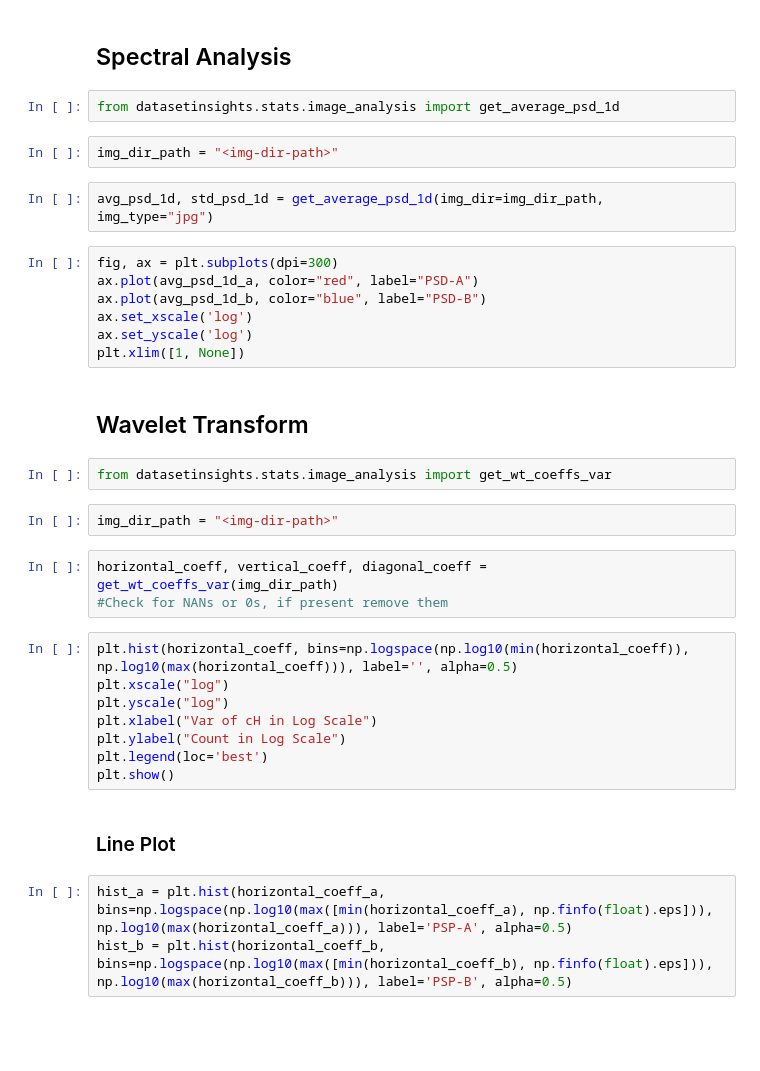
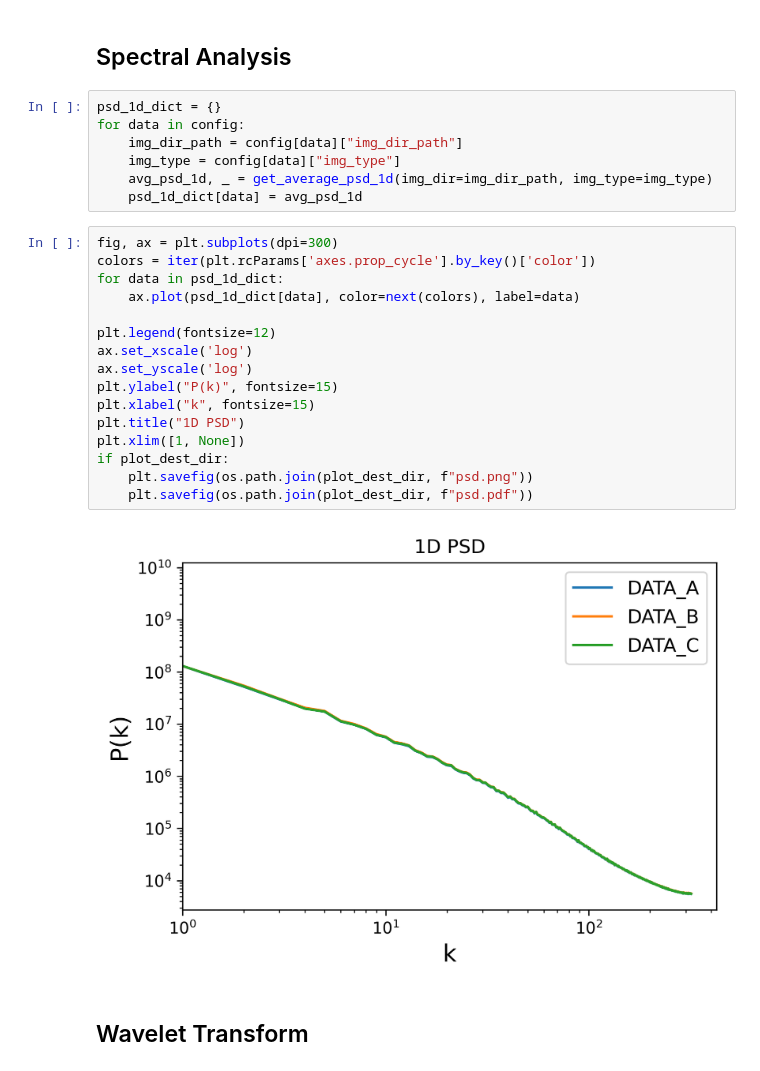
Before and after one commit to Unity-Technologies/datasetinsights, a Jupyter notebook: notebooks/Image_Analysis.ipynb, the cells around one changed output. Saved outputs shown, nothing was run; the diff lists cells and outputs as text; blank space fills up the shorter version.

```diff
--- a/notebooks/Image_Analysis.ipynb
+++ b/notebooks/Image_Analysis.ipynb
@@ -146,37 +124,29 @@ plt.show()
 # %% [markdown]
 ## Spectral Analysis
-# %%
-from datasetinsights.stats.image_analysis import get_average_psd_1d
-# %%
-img_dir_path = "<img-dir-path>"
-# %%
-avg_psd_1d, std_psd_1d = get_average_psd_1d(img_dir=img_dir_path, img_type="jpg")
-# %%
-fig, ax = plt.subplots(dpi=300)
-ax.plot(avg_psd_1d_a, color="red", label="PSD-A")
-ax.plot(avg_psd_1d_b, color="blue", label="PSD-B")
-ax.set_xscale('log')
-ax.set_yscale('log')
-plt.xlim([1, None])
+# %%
+psd_1d_dict = {}
+for data in config:
+    img_dir_path = config[data]["img_dir_path"]
+    img_type = config[data]["img_type"]
+    avg_psd_1d, _ = get_average_psd_1d(img_dir=img_dir_path, img_type=img_type)
+    psd_1d_dict[data] = avg_psd_1d
+# %%
+fig, ax = plt.subplots(dpi=300)
+colors = iter(plt.rcParams['axes.prop_cycle'].by_key()['color'])
+for data in psd_1d_dict:
+    ax.plot(psd_1d_dict[data], color=next(colors), label=data)
+
+plt.legend(fontsize=12)
+ax.set_xscale('log')
+ax.set_yscale('log')
+plt.ylabel("P(k)", fontsize=15)
+plt.xlabel("k", fontsize=15)
+plt.title("1D PSD")
+plt.xlim([1, None])
+if plot_dest_dir:
+    plt.savefig(os.path.join(plot_dest_dir, f"psd.png"))
+    plt.savefig(os.path.join(plot_dest_dir, f"psd.pdf"))
+# %% [output]
+[figure, added]
 # %% [markdown]
 ## Wavelet Transform
-# %%
-from datasetinsights.stats.image_analysis import get_wt_coeffs_var
-# %%
-img_dir_path = "<img-dir-path>"
-# %%
-horizontal_coeff, vertical_coeff, diagonal_coeff = get_wt_coeffs_var(img_dir_path)
-#Check for NANs or 0s, if present remove them
-# %%
-plt.hist(horizontal_coeff, bins=np.logspace(np.log10(min(horizontal_coeff)), np.log10(max(horizontal_coeff))), label='', alpha=0.5)
-plt.xscale("log")
-plt.yscale("log")
-plt.xlabel("Var of cH in Log Scale")
-plt.ylabel("Count in Log Scale")
-plt.legend(loc='best')
-plt.show()
-# %% [markdown]
-### Line Plot
-# %%
-hist_a = plt.hist(horizontal_coeff_a, bins=np.logspace(np.log10(max([min(horizontal_coeff_a), np.finfo(float).eps])), np.log10(max(horizontal_coeff_a))), label='PSP-A', alpha=0.5)
-hist_b = plt.hist(horizontal_coeff_b, bins=np.logspace(np.log10(max([min(horizontal_coeff_b), np.finfo(float).eps])), np.log10(max(horizontal_coeff_b))), label='PSP-B', alpha=0.5)
```
Also changed, not shown: parts of 23 cells of this notebook.
